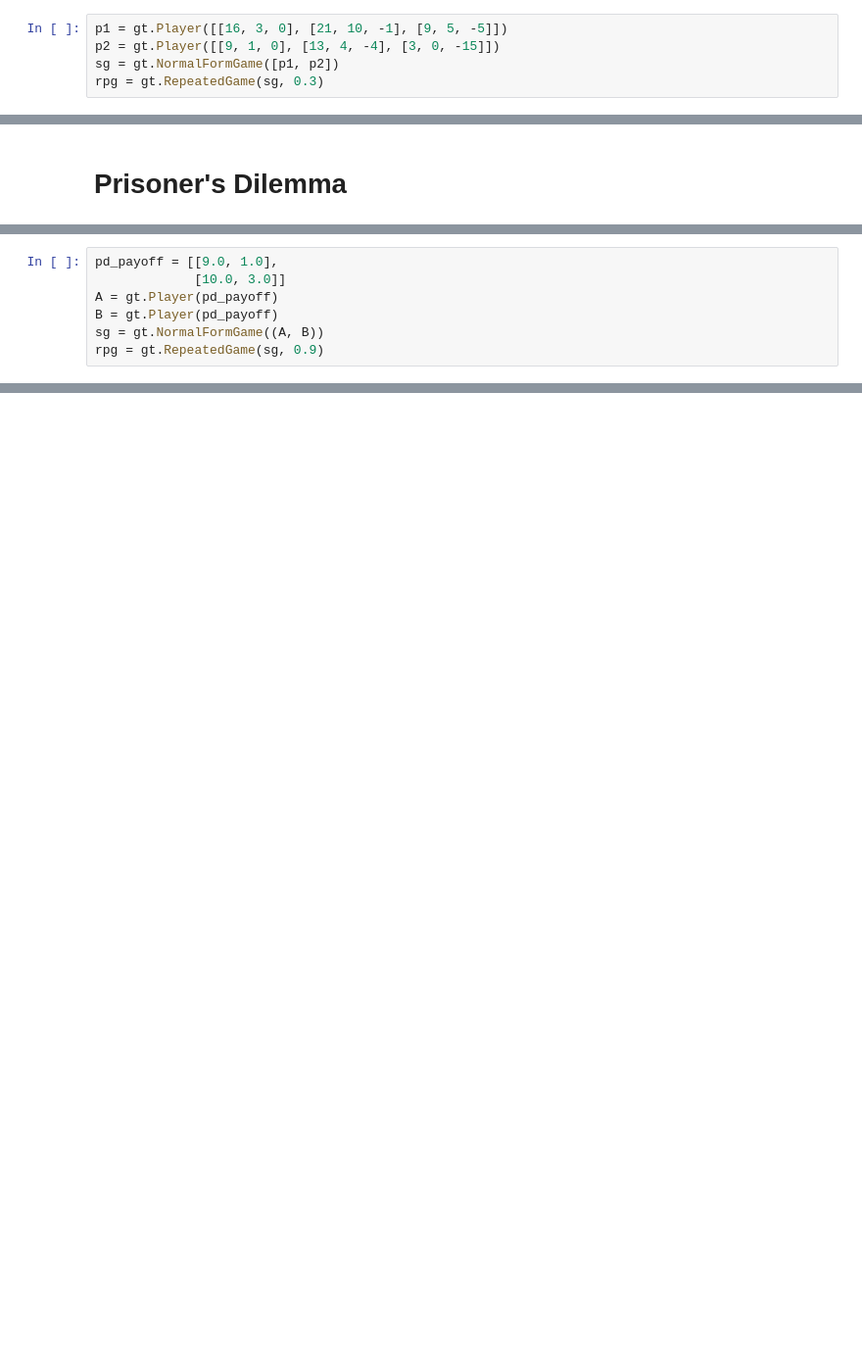
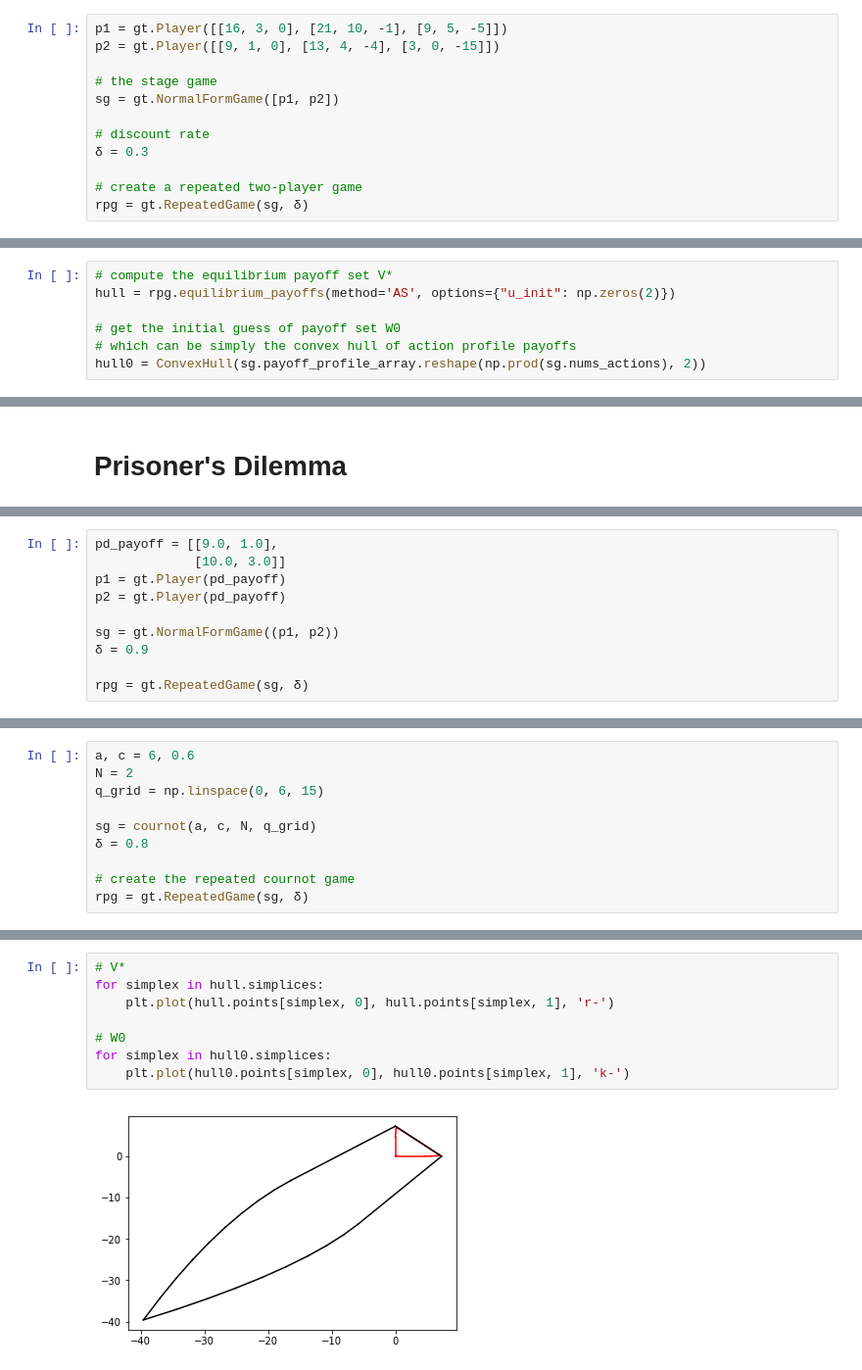
Before and after one commit to shizejin/Notebooks, a Jupyter notebook: AS algorithm-Python.ipynb, the cells around one changed output, grey strips where cells are left out. Shown: that part at 98% size. Drawn from its saved outputs; the diff is of its cells as text; blank space fills up the shorter version.

```diff
--- a/AS algorithm-Python.ipynb
+++ b/AS algorithm-Python.ipynb
@@ -75,5 +26,12 @@ for simplex in hull.simplices:
 # %%
 p1 = gt.Player([[16, 3, 0], [21, 10, -1], [9, 5, -5]])
 p2 = gt.Player([[9, 1, 0], [13, 4, -4], [3, 0, -15]])
+
+# the stage game
 sg = gt.NormalFormGame([p1, p2])
-rpg = gt.RepeatedGame(sg, 0.3)
+
+# discount rate
+δ = 0.3
+
+# create a repeated two-player game
+rpg = gt.RepeatedGame(sg, δ)
@@ -83 +40,8 @@ hull0 = ConvexHull(sg.payoff_profile_array.reshape(np.prod(sg.nums_actions), 2))
+# %%
+# compute the equilibrium payoff set V*
+hull = rpg.equilibrium_payoffs(method='AS', options={"u_init": np.zeros(2)})
+
+# get the initial guess of payoff set W0
+# which can be simply the convex hull of action profile payoffs
+hull0 = ConvexHull(sg.payoff_profile_array.reshape(np.prod(sg.nums_actions), 2))
 # %%
@@ -102,8 +73,11 @@ The slowest run took 4.08 times longer than the fastest. This could mean that an
 # %%
 pd_payoff = [[9.0, 1.0],
              [10.0, 3.0]]
-A = gt.Player(pd_payoff)
-B = gt.Player(pd_payoff)
-sg = gt.NormalFormGame((A, B))
-rpg = gt.RepeatedGame(sg, 0.9)
+p1 = gt.Player(pd_payoff)
+p2 = gt.Player(pd_payoff)
+
+sg = gt.NormalFormGame((p1, p2))
+δ = 0.9
+
+rpg = gt.RepeatedGame(sg, δ)
 # %%
@@ -128,0 +149,10 @@ The slowest run took 6.39 times longer than the fastest. This could mean that an
+# %%
+a, c = 6, 0.6
+N = 2
+q_grid = np.linspace(0, 6, 15)
+
+sg = cournot(a, c, N, q_grid)
+δ = 0.8
+
+# create the repeated cournot game
+rpg = gt.RepeatedGame(sg, δ)
@@ -128,0 +162,10 @@ The slowest run took 6.39 times longer than the fastest. This could mean that an
+# %%
+# V*
+for simplex in hull.simplices:
+    plt.plot(hull.points[simplex, 0], hull.points[simplex, 1], 'r-')
+
+# W0
+for simplex in hull0.simplices:
+    plt.plot(hull0.points[simplex, 0], hull0.points[simplex, 1], 'k-')
+# %% [output]
+[figure, added]
```
Also changed, not shown: parts of 26 cells of this notebook.
